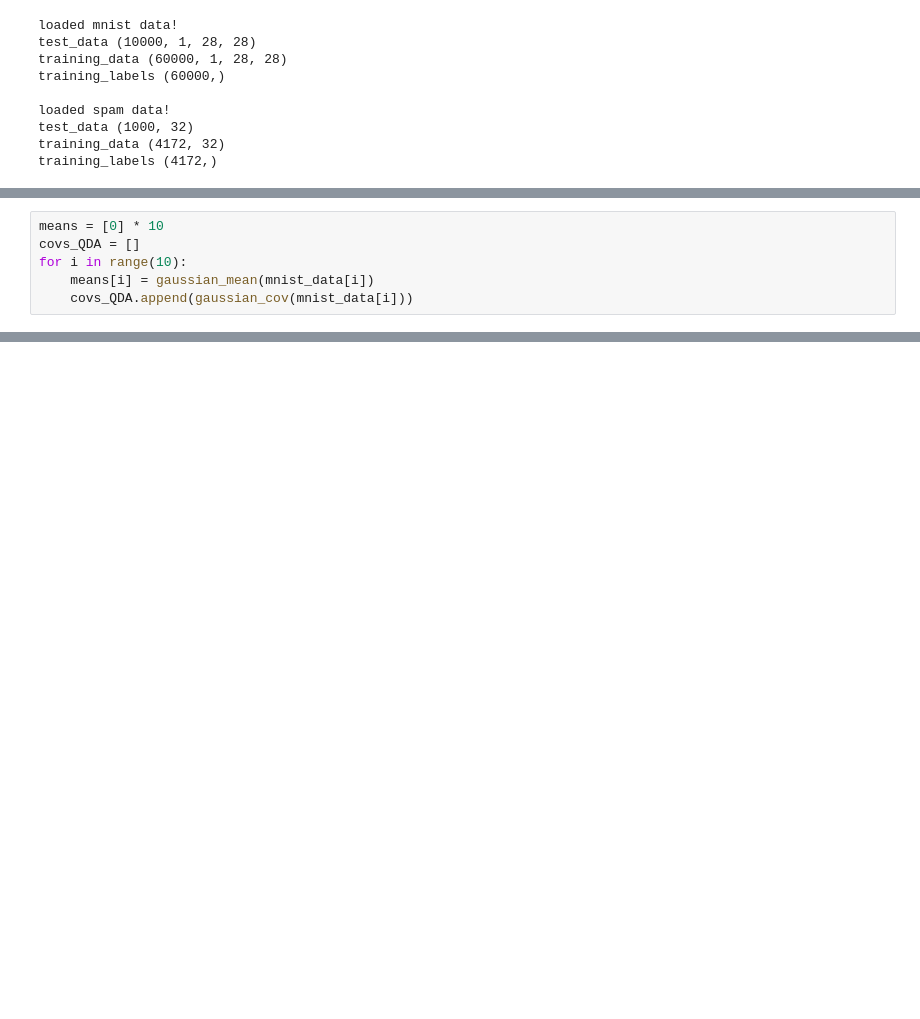
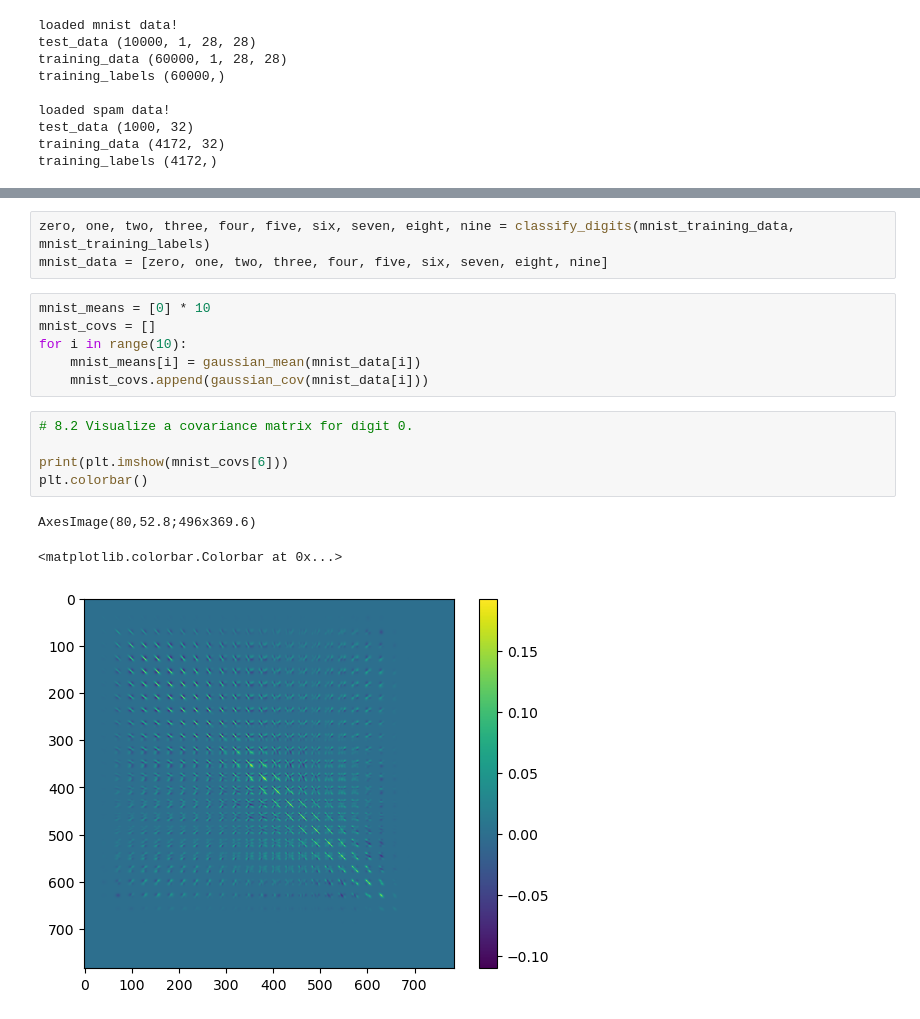
Before and after one commit to AmandaYao00/cs189_hw3, a Jupyter notebook: hw3-2023/scripts/code.ipynb, the cells around one changed output, grey strips where cells are left out. Saved outputs shown, nothing was run; the diff lists cells and outputs as text; blank space fills up the shorter version.

```diff
--- a/hw3-2023/scripts/code.ipynb
+++ b/hw3-2023/scripts/code.ipynb
@@ -236,6 +165,0 @@ mnist_data = [zero, one, two, three, four, five, six, seven, eight, nine]
-# %%
-means = [0] * 10
-covs_QDA = []
-for i in range(10):
-    means[i] = gaussian_mean(mnist_data[i])
-    covs_QDA.append(gaussian_cov(mnist_data[i]))
@@ -253,0 +238,18 @@ AxesImage(80,52.8;496x369.6)
+# %%
+zero, one, two, three, four, five, six, seven, eight, nine = classify_digits(mnist_training_data, mnist_training_labels)
+mnist_data = [zero, one, two, three, four, five, six, seven, eight, nine]
+# %%
+mnist_means = [0] * 10
+mnist_covs = []
+for i in range(10):
+    mnist_means[i] = gaussian_mean(mnist_data[i])
+    mnist_covs.append(gaussian_cov(mnist_data[i]))
+# %%
+# 8.2 Visualize a covariance matrix for digit 0.
+
+print(plt.imshow(mnist_covs[6]))
+plt.colorbar()
+# %% [output]
+AxesImage(80,52.8;496x369.6)
+<matplotlib.colorbar.Colorbar at 0x...>
+[figure, added]
```
Also changed, not shown: parts of 15 cells of this notebook.
